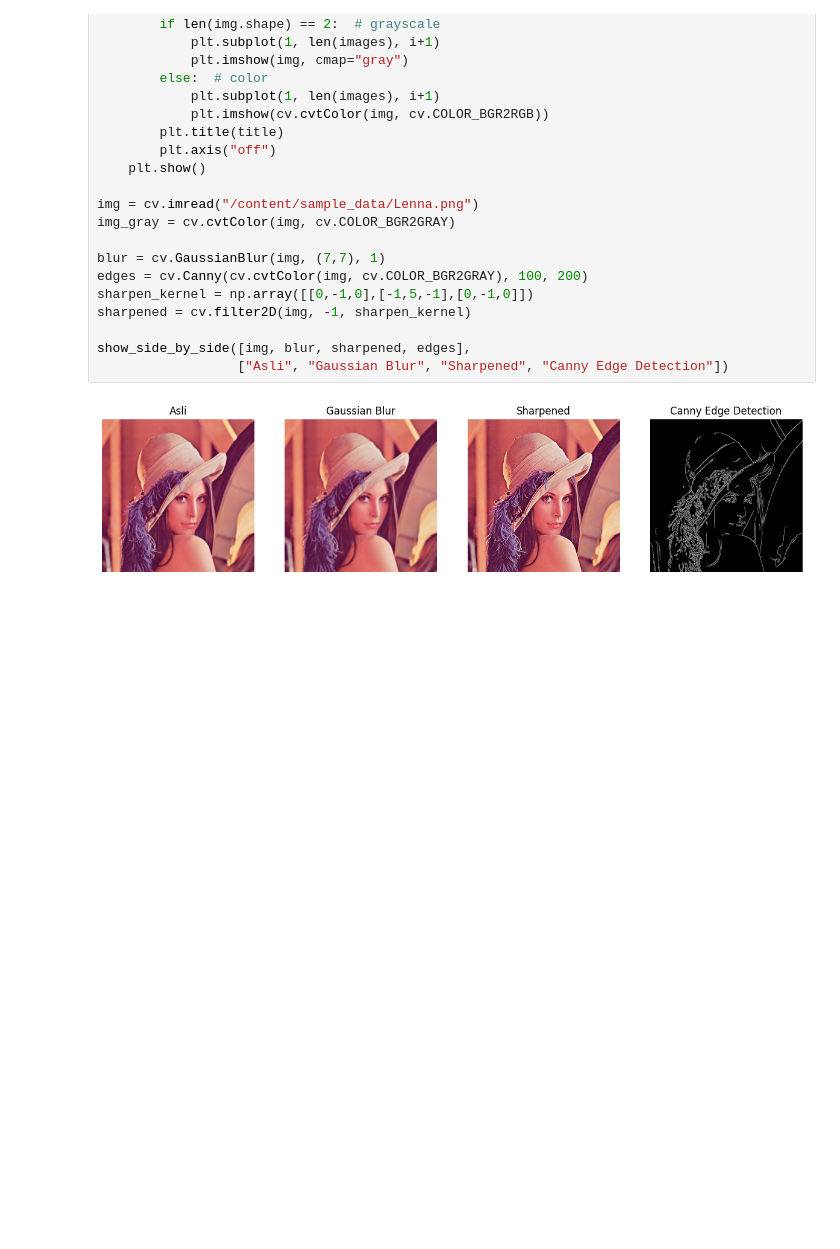
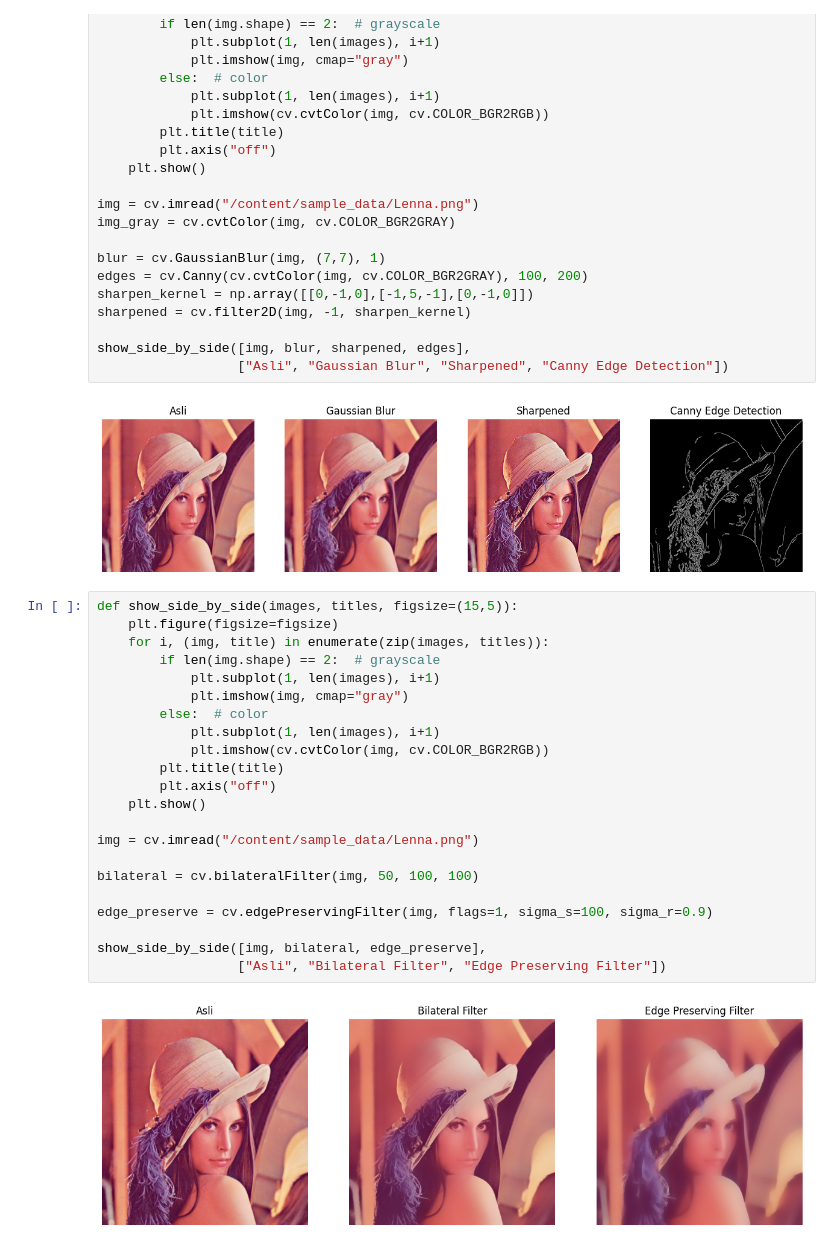
Before and after one commit to eiyu18/pcvk, a Jupyter notebook: Week6_10_244107020181.ipynb, the cells around one changed output. Saved outputs shown, nothing was run; the diff lists cells and outputs as text; blank space fills up the shorter version.

```diff
--- a/Week6_10_244107020181.ipynb
+++ b/Week6_10_244107020181.ipynb
@@ -43,3 +43,27 @@ show_side_by_side([img, blur, sharpened, edges],
                   ["Asli", "Gaussian Blur", "Sharpened", "Canny Edge Detection"])
 # %% [output]
 [figure]
+# %%
+def show_side_by_side(images, titles, figsize=(15,5)):
+    plt.figure(figsize=figsize)
+    for i, (img, title) in enumerate(zip(images, titles)):
+        if len(img.shape) == 2:  # grayscale
+            plt.subplot(1, len(images), i+1)
+            plt.imshow(img, cmap="gray")
+        else:  # color
+            plt.subplot(1, len(images), i+1)
+            plt.imshow(cv.cvtColor(img, cv.COLOR_BGR2RGB))
+        plt.title(title)
+        plt.axis("off")
+    plt.show()
+
+img = cv.imread("/content/sample_data/Lenna.png")
+
+bilateral = cv.bilateralFilter(img, 50, 100, 100)
+
+edge_preserve = cv.edgePreservingFilter(img, flags=1, sigma_s=100, sigma_r=0.9)
+
+show_side_by_side([img, bilateral, edge_preserve],
+                  ["Asli", "Bilateral Filter", "Edge Preserving Filter"])
+# %% [output]
+[figure, added]
```
Also changed, not shown: parts of 1 cell of this notebook.
